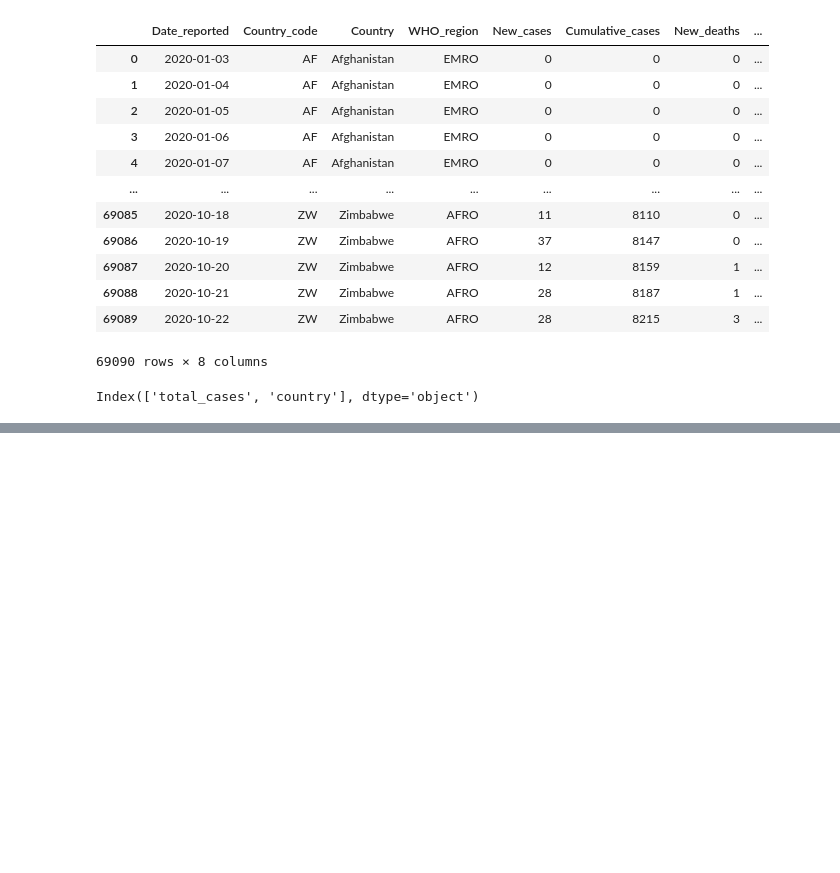
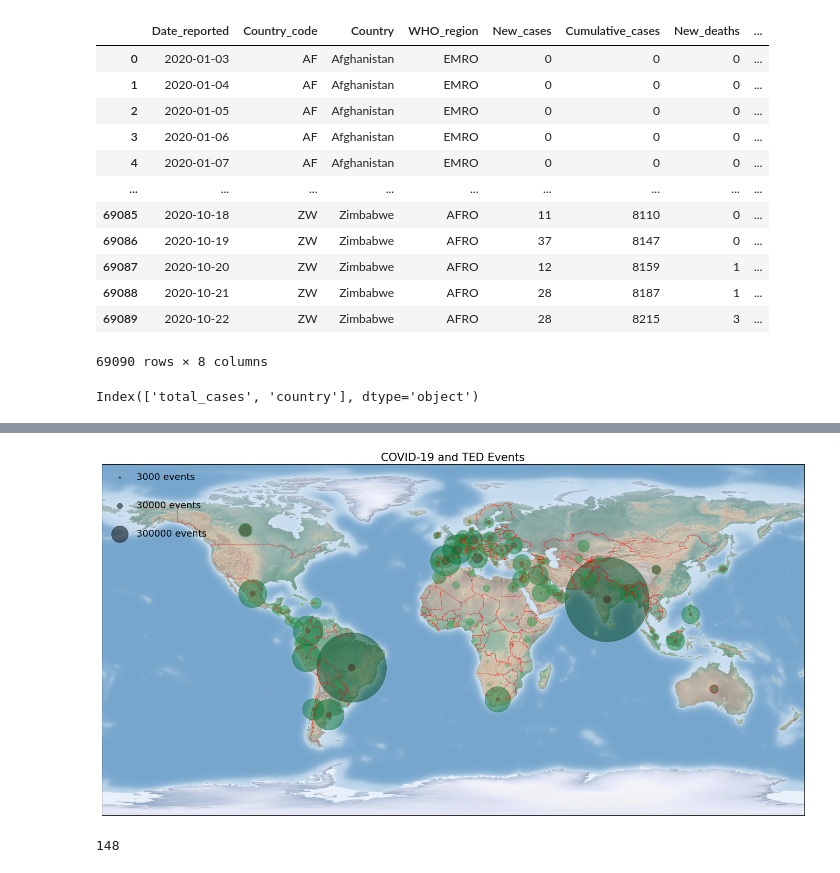
Before and after one commit to vfrantc/data_viz, a Jupyter notebook: Assingment_2_Frants_Vladimir.ipynb, the cells around one changed output, grey strips where cells are left out. Saved outputs shown, nothing was run; the diff lists cells and outputs as text; code cells hidden in the pictures; blank space fills up the shorter version.

```diff
--- a/Assingment_2_Frants_Vladimir.ipynb
+++ b/Assingment_2_Frants_Vladimir.ipynb
@@ -224,0 +246,39 @@ ax = sns.regplot(x='events', y='total_cases', marker="+", data=ted_covid)
+# %%
+fig = plt.figure(figsize=(24, 16))
+plt.title('COVID-19 and TED Events', fontsize='21')
+m = Basemap(projection='cyl',
+            resolution='h',
+            llcrnrlat=-90,
+            urcrnrlat=90,
+            llcrnrlon=-180,
+            urcrnrlon=180)
+
+
+m.shadedrelief()
+m.drawcountries(color='red')
+
+m.scatter(ted_covid['longitude'],
+          ted_covid['latitude'],
+          latlon=True,
+          c=np.log10(ted_covid['events']),
+          s=ted_covid['events'] / 300,
+          cmap='Reds',
+          alpha=0.5)
+
+m.scatter(ted_covid['longitude'],
+          ted_covid['latitude'],
+          latlon=True,
+          c=np.log10(ted_covid['total_cases']),
+          s=ted_covid['total_cases'] / 300,
+          cmap='Greens',
+          alpha=0.5)
+
+for a in [10, 100, 1000]:
+    plt.scatter([], [], c='k', alpha=0.5, s=a, label=str(a*300) + ' events')
+plt.legend(loc='upper left', scatterpoints=1, frameon=False, labelspacing=2, fontsize='18');
+# %% [output]
+[figure, added]
+# %%
+len(ted_covid['country'].unique())
+# %% [output]
+148
```
Also changed, not shown: parts of 10 cells of this notebook.
